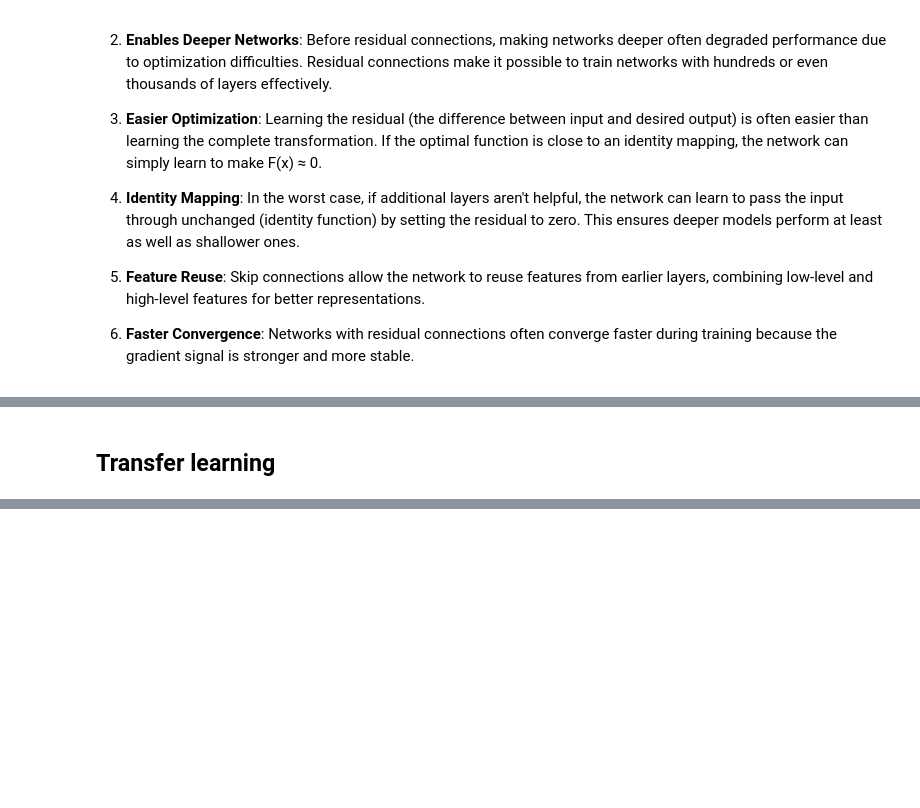
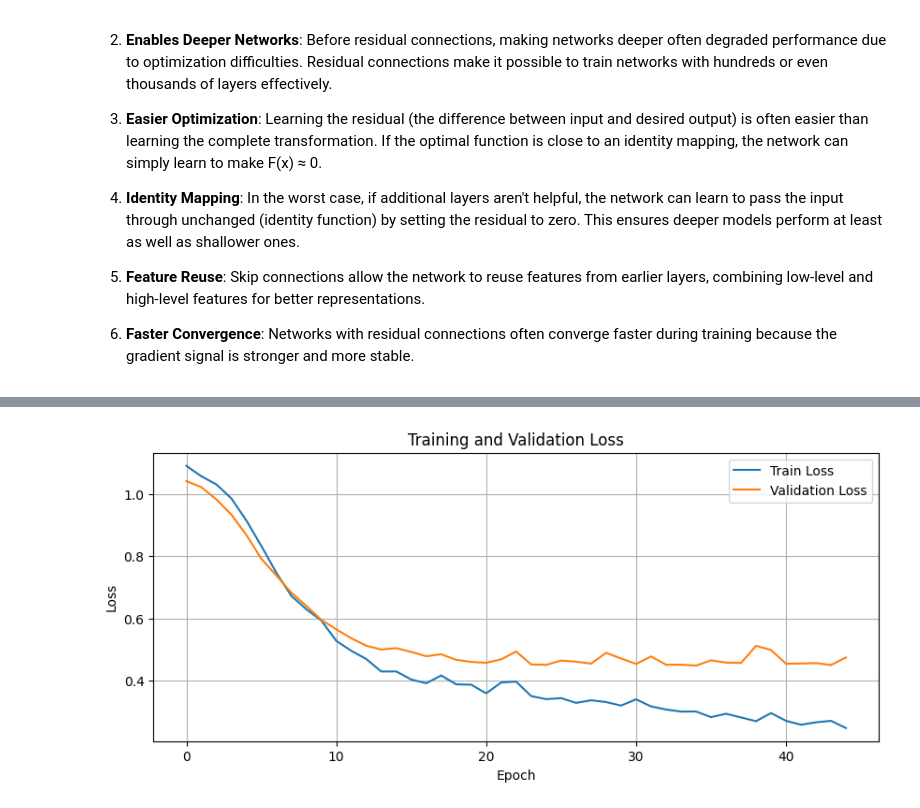
Before and after one commit to faressc/dl4ad, a Jupyter notebook: notebooks/07-ticks-of-the-trade.ipynb, the cells around one changed output, grey strips where cells are left out. Saved outputs shown, nothing was run; the diff lists cells and outputs as text; code cells hidden in the pictures; blank space fills up the shorter version.

```diff
--- a/notebooks/07-ticks-of-the-trade.ipynb
+++ b/notebooks/07-ticks-of-the-trade.ipynb
@@ -647,2 +880,39 @@ train_losses, valid_losses, train_accs, valid_accs = train_model(
-# %% [markdown]
-## Transfer learning
+# %%
+class EarlyStopping:
+    def __init__(self, patience=5, min_delta=0):
+        self.patience = patience
+        self.min_delta = min_delta
+        self.best_loss = None
+        self.counter = 0
+        self.best_weights = None
+
+    def step(self, current_loss):
+        if self.best_loss is None or current_loss < self.best_loss - self.min_delta:
+            self.best_loss = current_loss
+            self.best_weights = model.state_dict().copy()
+            self.counter = 0
+        else:
+            self.counter += 1
+
+        return self.counter >= self.patience
+# %%
+n_epochs = 1000
+
+model = Waveform_Classification_CNN(num_classes=3).to(device)
+criterion = nn.CrossEntropyLoss()
+optimizer = optim.Adam(model.parameters(), lr=0.0008)
+scheduler = None
+
+# Train the model with residual connections
+train_losses, valid_losses, train_accs, valid_accs = train_model(
+    model=model,
+    train_loader=train_loader,
+    valid_loader=valid_loader,
+    optimizer=optimizer,
+    lr_scheduler=scheduler,
+    criterion=criterion,
+    early_stopping=EarlyStopping(patience=10, min_delta=0.001),
+    n_epochs=n_epochs,
+    device=device
+)
+# %% [output]
@@ -649 +928,2 @@ train_losses, valid_losses, train_accs, valid_accs = train_model(
+[figure, added]
 # %% [markdown]
```
Also changed, not shown: parts of 39 cells of this notebook.
